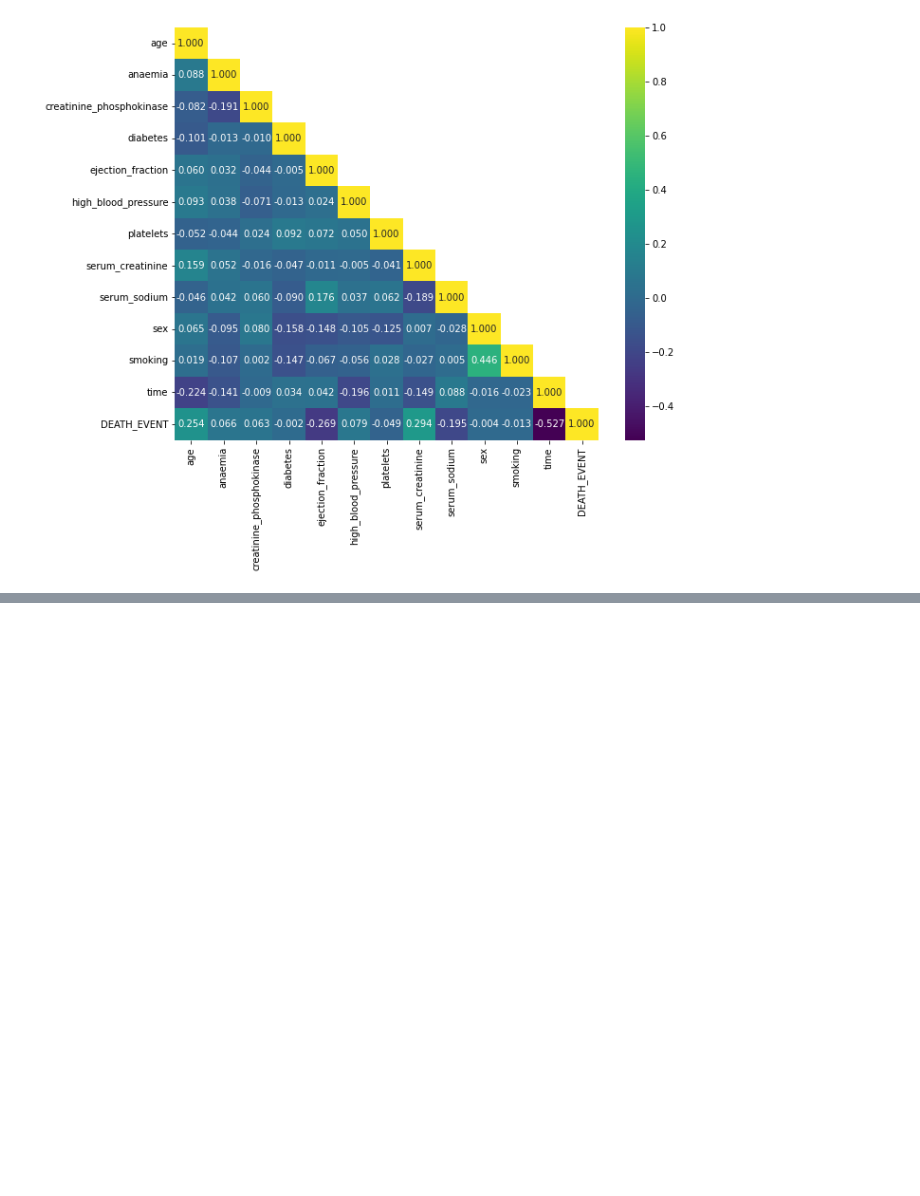
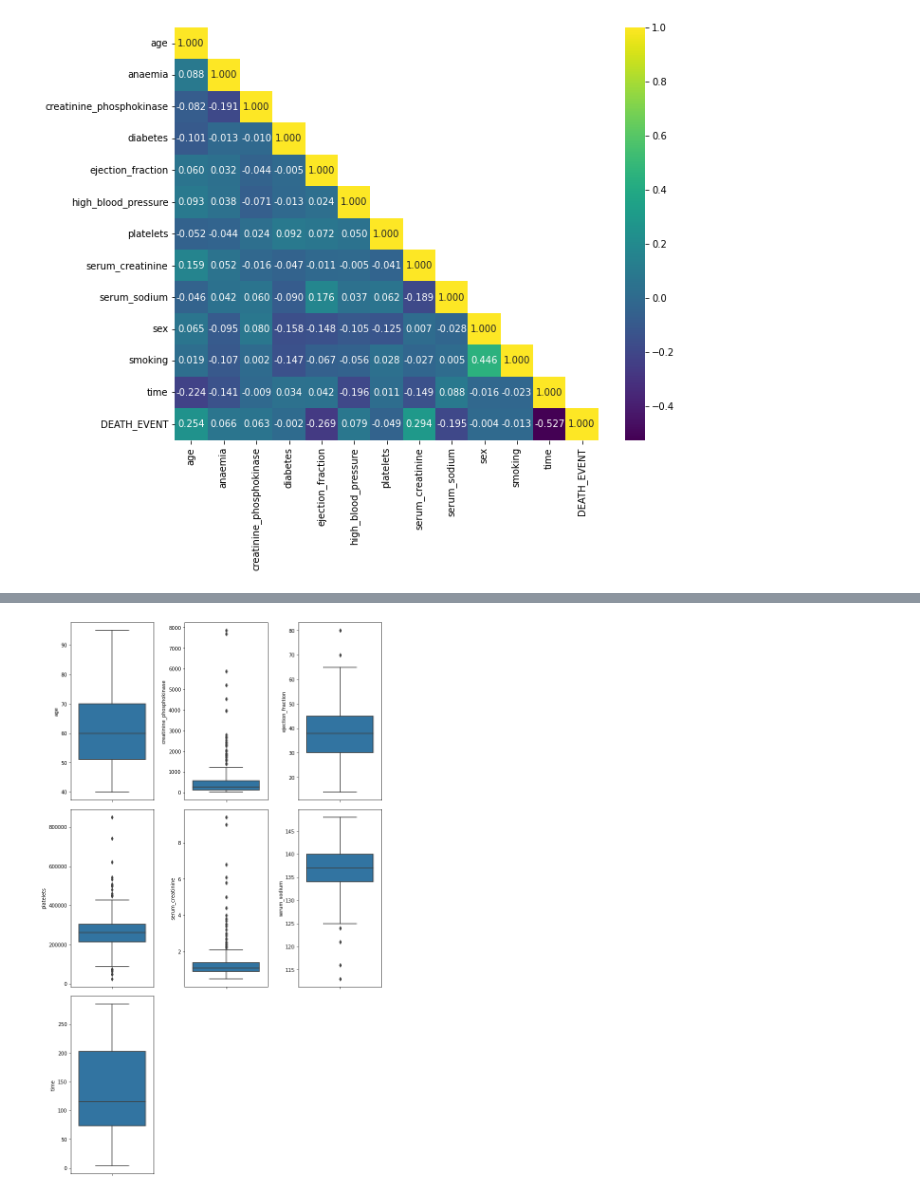
Before and after one commit to gabrielblins/heart-failure-LAIS, a Jupyter notebook: heart-failure-ML.ipynb, the cells around one changed output, grey strips where cells are left out. Cells and saved outputs as stored; diff of their text form; code cells hidden in the pictures; blank space fills up the shorter version.

```diff
--- a/heart-failure-ML.ipynb
+++ b/heart-failure-ML.ipynb
@@ -101,0 +173,3 @@ sns.heatmap(heart_df.corr(), annot=True, cmap='viridis', fmt='.3f', mask=mask)
+# %%
+columns_continuous = ['age','creatinine_phosphokinase','ejection_fraction','platelets','serum_creatinine','serum_sodium','time']
+heart_df_no_outliers, outliers_ind = remove_outliers(heart_df, columns_continuous, outliers_index=True)
@@ -101,0 +217,9 @@ sns.heatmap(heart_df.corr(), annot=True, cmap='viridis', fmt='.3f', mask=mask)
+# %%
+plt.figure(figsize=(10,16))#, dpi=300)
+for i, column in enumerate(columns_continuous):
+    plt.subplot(3,3,i+1)
+    sns.boxplot(data=heart_df, y = column)
+plt.tight_layout(pad = 1.5)
+plt.show()
+# %% [output]
+[figure, added]
```
Also changed, not shown: parts of 10 cells of this notebook.
